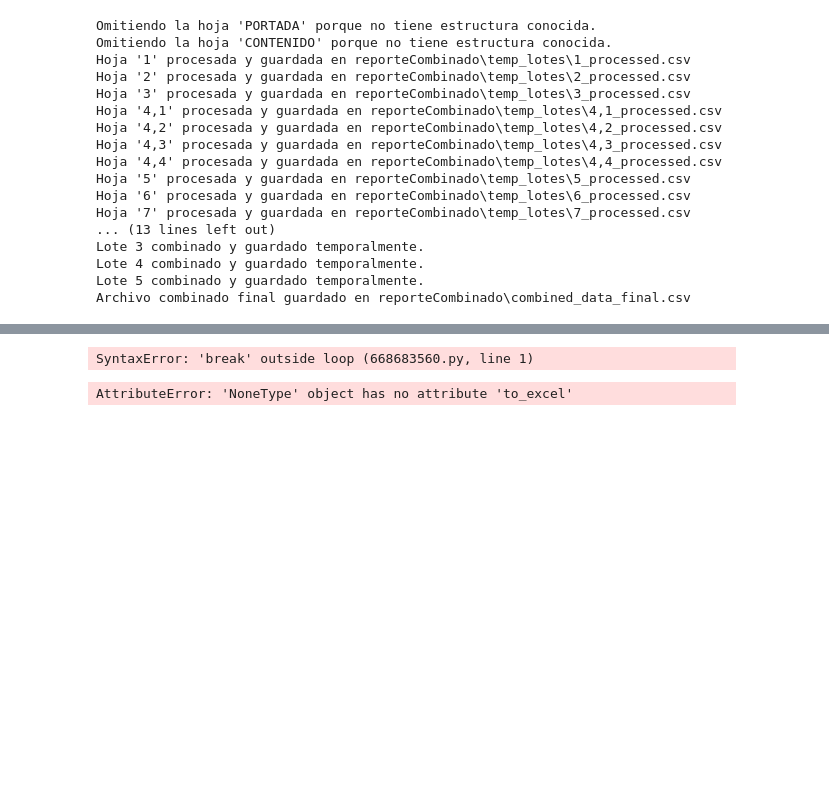
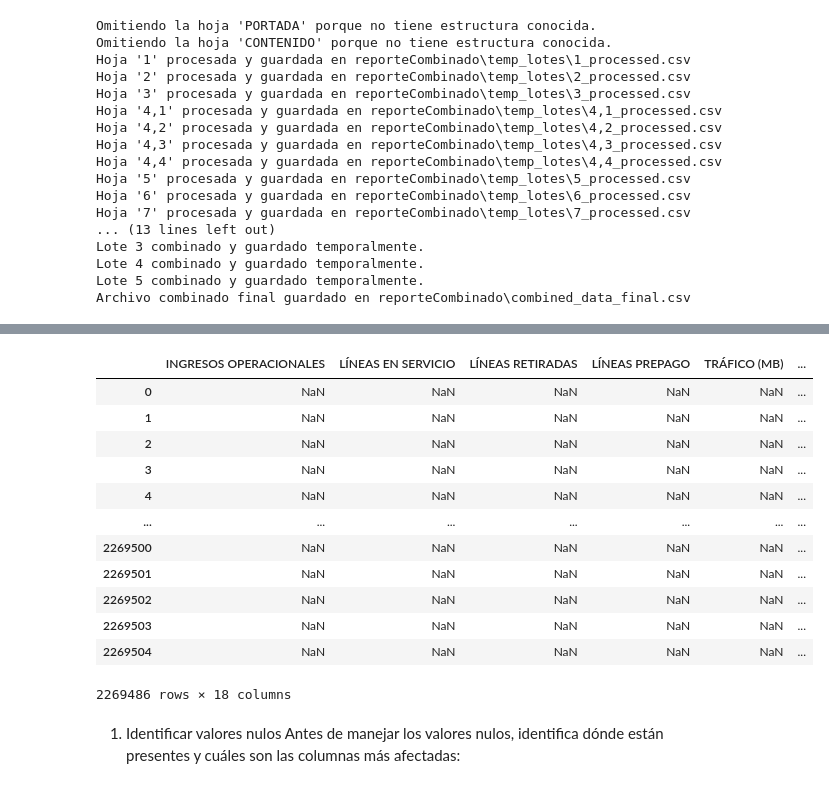
Before and after one commit to josvaldes/trabajoGradoMCD, a Jupyter notebook: Codigo/scrapingColombiaTIC.ipynb, the cells around one changed output, grey strips where cells are left out. Saved outputs shown, nothing was run; the diff lists cells and outputs as text; code cells hidden in the pictures; blank space fills up the shorter version.

```diff
--- a/Codigo/scrapingColombiaTIC.ipynb
+++ b/Codigo/scrapingColombiaTIC.ipynb
@@ -890,0 +919,13 @@ datasetFinal
+# %%
+# Filtrar las filas válidas en la columna 'AÑO'
+# Asegurarse de que 'AÑO' solo contenga años válidos
+datasetFinal = datasetFinal[datasetFinal['AÑO'].astype(str).str.match(r'^\d{4}$')]
+# %%
+# Filtrar las filas válidas en la columna 'TRIMESTRE'
+# Asegurarse de que 'TRIMESTRE' solo contenga valores de 1 a 4
+datasetFinal = datasetFinal[datasetFinal['TRIMESTRE'].astype(str).str.match(r'^[1-4]$')]
+
+# Verificar resultados
+print("Años únicos después de limpiar:", datasetFinal['AÑO'].unique())
+print("Trimestres únicos después de limpiar:", datasetFinal['TRIMESTRE'].unique())
+print("Proveedores únicos después de limpiar:", datasetFinal['PROVEEDOR'].nunique())
@@ -890,0 +936,19 @@ datasetFinal
+# %%
+# Convertir los valores en 'AÑO' y 'TRIMESTRE' a cadenas
+datasetFinal['AÑO'] = datasetFinal['AÑO'].astype(str).str.strip()
+datasetFinal['TRIMESTRE'] = datasetFinal['TRIMESTRE'].astype(str).str.strip()
+
+# Filtrar valores válidos en 'AÑO' (solo años de 4 dígitos)
+datasetFinal = datasetFinal[datasetFinal['AÑO'].str.match(r'^\d{4}$')]
+
+# Filtrar valores válidos en 'TRIMESTRE' (solo trimestres 1-4)
+datasetFinal = datasetFinal[datasetFinal['TRIMESTRE'].str.match(r'^[1-4]$')]
+
+# Convertir los valores unificados nuevamente a enteros si es necesario
+datasetFinal['AÑO'] = datasetFinal['AÑO'].astype(int)
+datasetFinal['TRIMESTRE'] = datasetFinal['TRIMESTRE'].astype(int)
+
+# Verificar resultados después de la limpieza
+print("Años únicos después de unificar y limpiar:", datasetFinal['AÑO'].unique())
+print("Trimestres únicos después de unificar y limpiar:", datasetFinal['TRIMESTRE'].unique())
+print("Proveedores únicos después de unificar y limpiar:", datasetFinal['PROVEEDOR'].nunique())
@@ -905,11 +962,0 @@ Columnas en el dataset final: ['INGRESOS', 'TRÁFICO POSPAGO', 'CONSUMO PREPAGO'
-# %%
-break
-# %% [output]
-SyntaxError: 'break' outside loop (668683560.py, line 1)
-# %%
-# Guardar el DataFrame combinado en un archivo final
-combined_data_path = "reporteCombinado/combined_data_final.xlsx"
-combined_df.to_excel(combined_data_path, index=False)
-print(f"Archivo combinado final guardado en {combined_data_path}")
-# %% [output]
-AttributeError: 'NoneType' object has no attribute 'to_excel'
@@ -918,0 +963,19 @@ save_combined_data(combined_df, combined_data_path)
+# %%
+datasetFinal
+# %% [output]
+|  | INGRESOS OPERACIONALES | LÍNEAS EN SERVICIO | LÍNEAS RETIRADAS | LÍNEAS PREPAGO | TRÁFICO (MB) | ... |
+| 0 | NaN | NaN | NaN | NaN | NaN | ... |
+| 1 | NaN | NaN | NaN | NaN | NaN | ... |
+| 2 | NaN | NaN | NaN | NaN | NaN | ... |
+| 3 | NaN | NaN | NaN | NaN | NaN | ... |
+| 4 | NaN | NaN | NaN | NaN | NaN | ... |
+| ... | ... | ... | ... | ... | ... | ... |
+| 2269500 | NaN | NaN | NaN | NaN | NaN | ... |
+| 2269501 | NaN | NaN | NaN | NaN | NaN | ... |
+| 2269502 | NaN | NaN | NaN | NaN | NaN | ... |
+| 2269503 | NaN | NaN | NaN | NaN | NaN | ... |
+| 2269504 | NaN | NaN | NaN | NaN | NaN | ... |
+2269486 rows × 18 columns
+# %% [markdown]
+1. Identificar valores nulos
+Antes de manejar los valores nulos, identifica dónde están presentes y cuáles son las columnas más afectadas:
```
Also changed, not shown: parts of 32 cells of this notebook.
